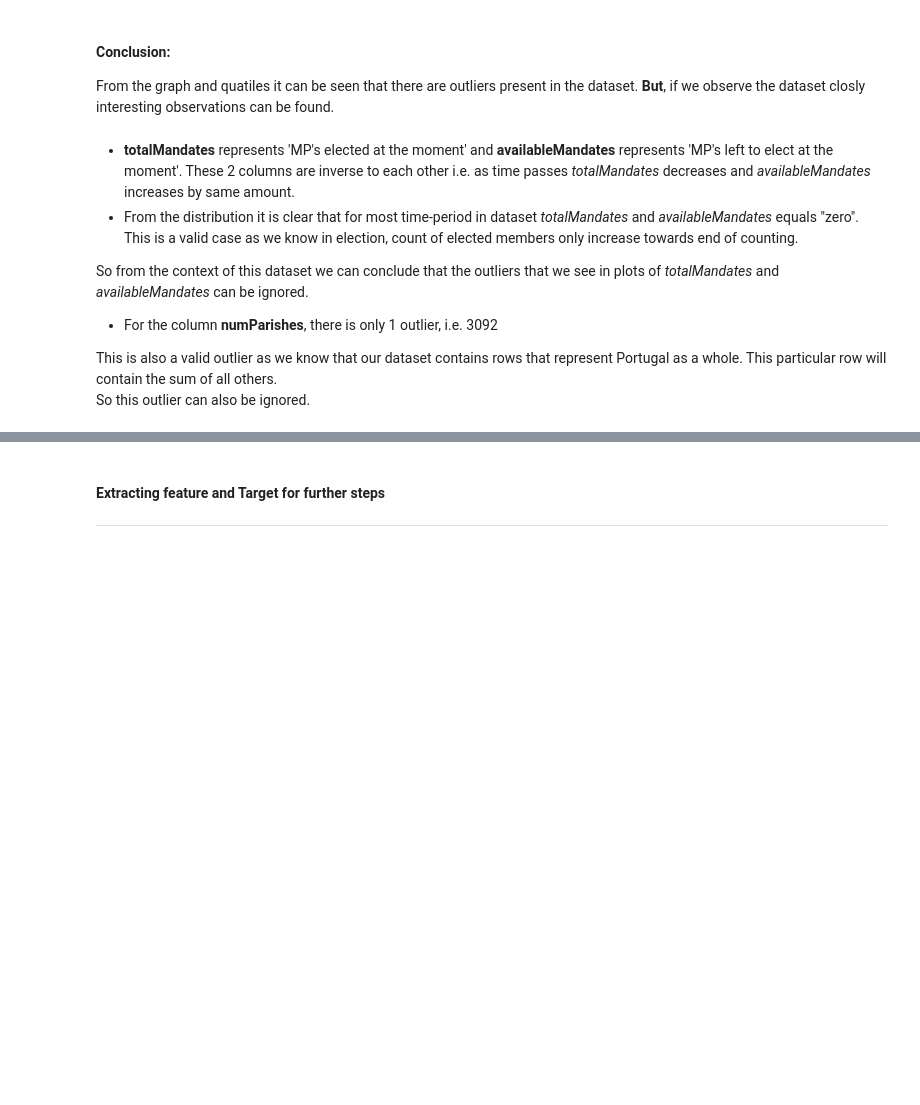
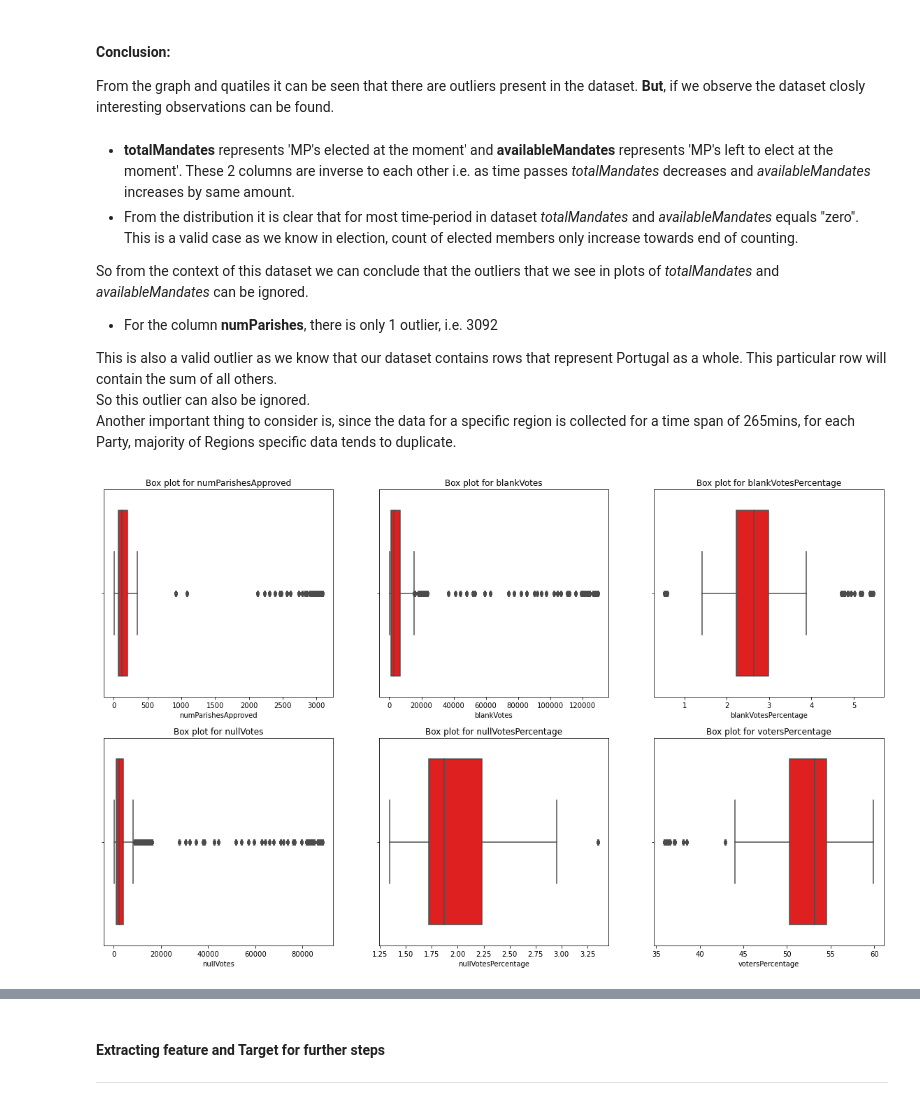
Before and after one commit to sreeh4ri/ictk_projects, a Jupyter notebook: projects/Final-Project/final-project-preprocessing.ipynb, the cells around one changed output, grey strips where cells are left out. Saved outputs shown, nothing was run; the diff lists cells and outputs as text; code cells hidden in the pictures; blank space fills up the shorter version.

Commit message:
Data Preprocessing

```diff
--- a/projects/Final-Project/final-project-preprocessing.ipynb
+++ b/projects/Final-Project/final-project-preprocessing.ipynb
@@ -245,4 +247,9 @@ So from the context of this dataset we can conclude that the outliers that we se
 
 * For the column **numParishes**, there is only 1 outlier, i.e. 3092
 
-This is also a valid outlier as we know that our dataset contains rows that represent Portugal as a whole. This particular row will contain the sum of all others.<br> So this outlier can also be ignored.
+This is also a valid outlier as we know that our dataset contains rows that represent Portugal as a whole. This particular row will contain the sum of all others.<br> So this outlier can also be ignored.<br>Another important thing to consider is, since the data for a specific region is collected for a time span of 265mins, for each Party, majority of Regions specific data tends to duplicate.
+# %%
+# Column set 2
+draw_boxes(colset2, 2, 3, (20, 12))
+# %% [output]
+[figure, added]
```
Also changed, not shown: parts of 43 cells of this notebook, 1 other file.
